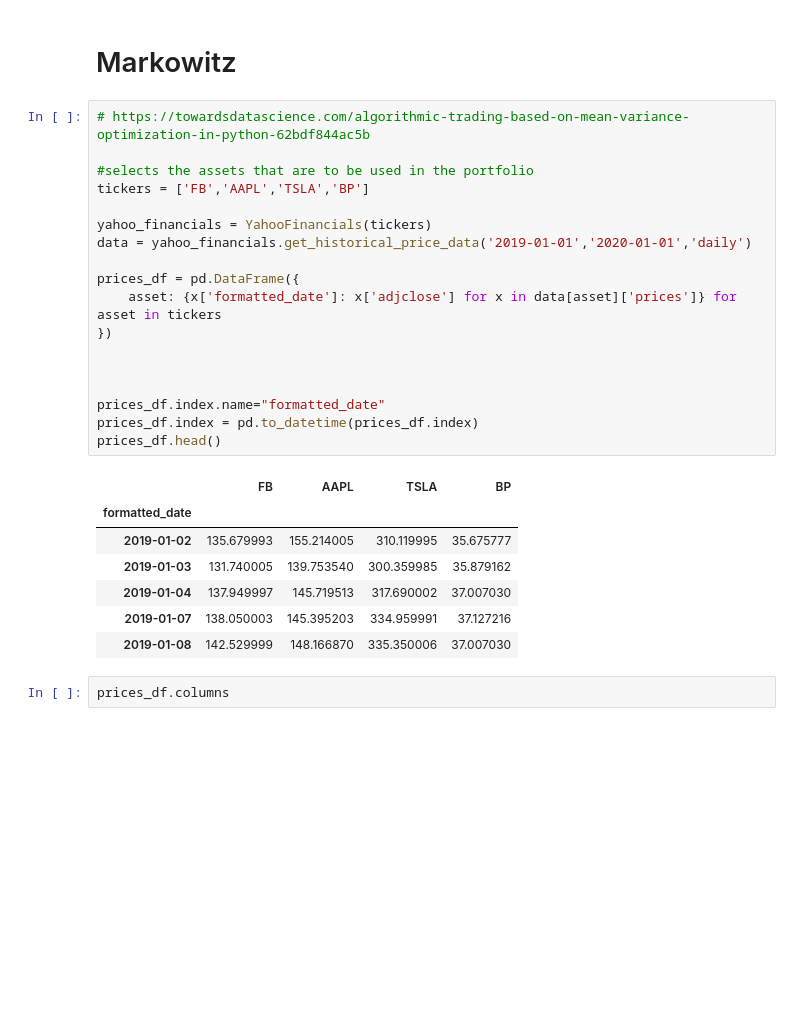
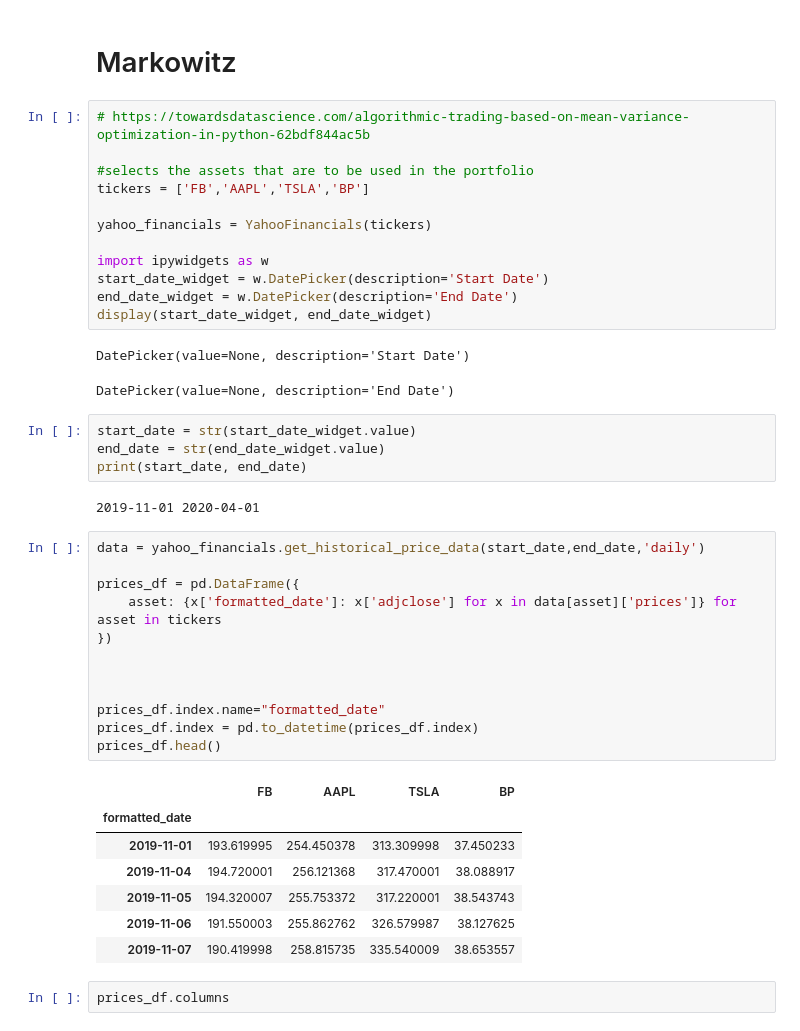
Before and after one commit to MrThomasLowe/honoursrepo, a Jupyter notebook: jupyter version.ipynb, the cells around one changed output. Saved outputs shown, nothing was run; the diff lists cells and outputs as text; blank space fills up the shorter version.

Commit message:
Added date picker widget to other sections

```diff
--- a/jupyter version.ipynb
+++ b/jupyter version.ipynb
@@ -153,32 +153,47 @@ graph_df.head()
 graph_df.plot(figsize=(8,5), legend=False)
 # %% [markdown]
 # Markowitz
+# %%
+# https://towardsdatascience.com/algorithmic-trading-based-on-mean-variance-optimization-in-python-62bdf844ac5b
+
+#selects the assets that are to be used in the portfolio
+tickers = ['FB','AAPL','TSLA','BP']
+
+yahoo_financials = YahooFinancials(tickers)
+
+import ipywidgets as w
+start_date_widget = w.DatePicker(description='Start Date')
+end_date_widget = w.DatePicker(description='End Date')
+display(start_date_widget, end_date_widget)
+# %% [output]
+DatePicker(value=None, description='Start Date')
+DatePicker(value=None, description='End Date')
+# %%
+start_date = str(start_date_widget.value)
+end_date = str(end_date_widget.value)
+print(start_date, end_date)
+# %% [output]
+2019-11-01 2020-04-01
 # %%
-# https://towardsdatascience.com/algorithmic-trading-based-on-mean-variance-optimization-in-python-62bdf844ac5b
-
-#selects the assets that are to be used in the portfolio
-tickers = ['FB','AAPL','TSLA','BP']
-
-yahoo_financials = YahooFinancials(tickers)
-data = yahoo_financials.get_historical_price_data('2019-01-01','2020-01-01','daily')
+data = yahoo_financials.get_historical_price_data(start_date,end_date,'daily')
 
 prices_df = pd.DataFrame({
     asset: {x['formatted_date']: x['adjclose'] for x in data[asset]['prices']} for asset in tickers
 })
 
 
 
 prices_df.index.name="formatted_date"
 prices_df.index = pd.to_datetime(prices_df.index)
 prices_df.head()
 # %% [output]
 |  | FB | AAPL | TSLA | BP |
 | formatted_date |  |  |  |  |
-| 2019-01-02 | 135.679993 | 155.214005 | 310.119995 | 35.675777 |
-| 2019-01-03 | 131.740005 | 139.753540 | 300.359985 | 35.879162 |
-| 2019-01-04 | 137.949997 | 145.719513 | 317.690002 | 37.007030 |
-| 2019-01-07 | 138.050003 | 145.395203 | 334.959991 | 37.127216 |
-| 2019-01-08 | 142.529999 | 148.166870 | 335.350006 | 37.007030 |
+| 2019-11-01 | 193.619995 | 254.450378 | 313.309998 | 37.450233 |
+| 2019-11-04 | 194.720001 | 256.121368 | 317.470001 | 38.088917 |
+| 2019-11-05 | 194.320007 | 255.753372 | 317.220001 | 38.543743 |
+| 2019-11-06 | 191.550003 | 255.862762 | 326.579987 | 38.127625 |
+| 2019-11-07 | 190.419998 | 258.815735 | 335.540009 | 38.653557 |
 # %%
 prices_df.columns
 # %% [output]
```
Also changed, not shown: parts of 6 cells of this notebook.
